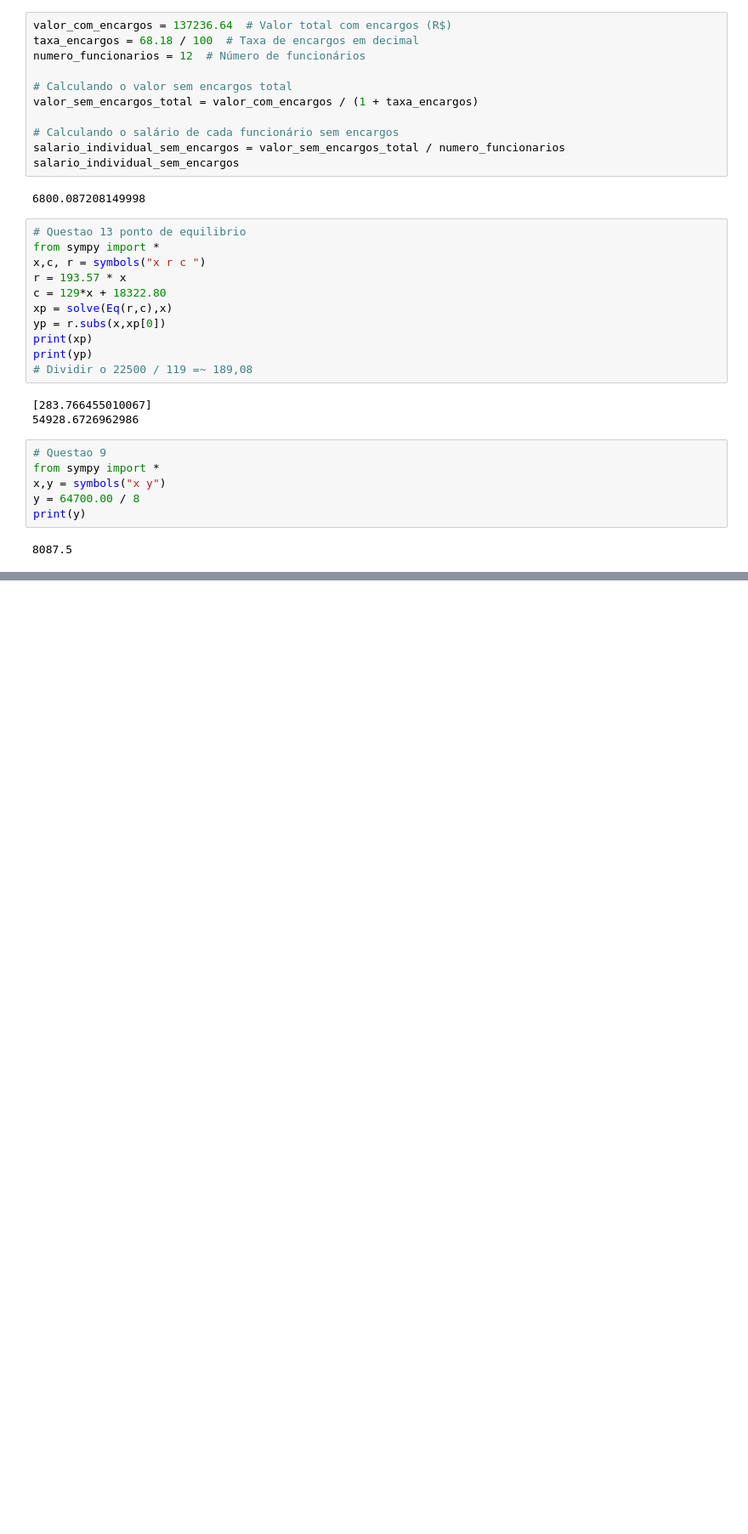
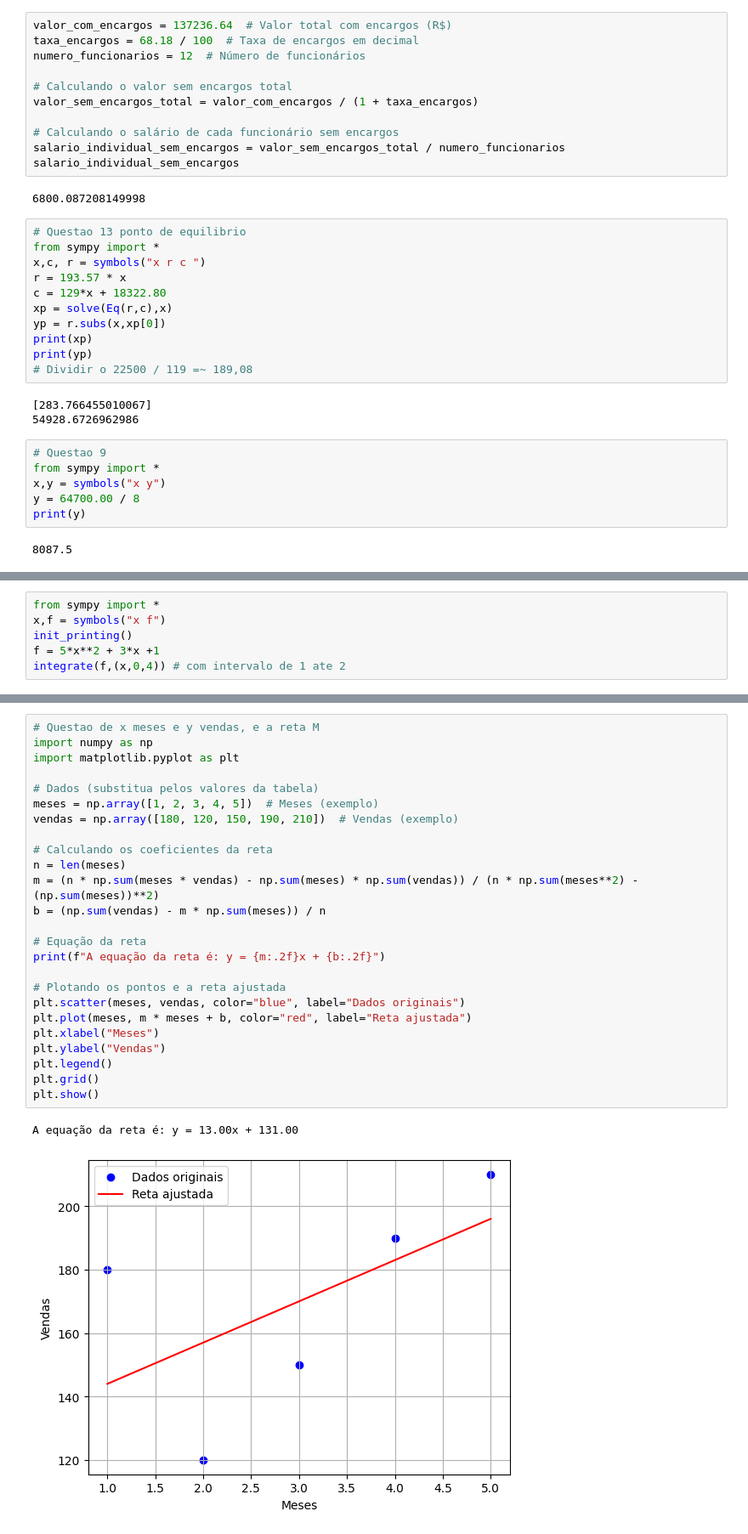
Before and after one commit to joaovictor2306069/Matematica-Aplicada, a Jupyter notebook: Ferramentas_Matematica_Aplicadas.ipynb, the cells around one changed output, grey strips where cells are left out. Shown: that part at 85% size. Saved outputs shown, nothing was run; the diff lists cells and outputs as text; blank space fills up the shorter version.

```diff
--- a/Ferramentas_Matematica_Aplicadas.ipynb
+++ b/Ferramentas_Matematica_Aplicadas.ipynb
@@ -608,0 +652,6 @@ print(y)
+# %%
+from sympy import *
+x,f = symbols("x f")
+init_printing()
+f = 5*x**2 + 3*x +1
+integrate(f,(x,0,4)) # com intervalo de 1 ate 2
@@ -608,0 +690,28 @@ print(y)
+# %%
+# Questao de x meses e y vendas, e a reta M
+import numpy as np
+import matplotlib.pyplot as plt
+
+# Dados (substitua pelos valores da tabela)
+meses = np.array([1, 2, 3, 4, 5])  # Meses (exemplo)
+vendas = np.array([180, 120, 150, 190, 210])  # Vendas (exemplo)
+
+# Calculando os coeficientes da reta
+n = len(meses)
+m = (n * np.sum(meses * vendas) - np.sum(meses) * np.sum(vendas)) / (n * np.sum(meses**2) - (np.sum(meses))**2)
+b = (np.sum(vendas) - m * np.sum(meses)) / n
+
+# Equação da reta
+print(f"A equação da reta é: y = {m:.2f}x + {b:.2f}")
+
+# Plotando os pontos e a reta ajustada
+plt.scatter(meses, vendas, color="blue", label="Dados originais")
+plt.plot(meses, m * meses + b, color="red", label="Reta ajustada")
+plt.xlabel("Meses")
+plt.ylabel("Vendas")
+plt.legend()
+plt.grid()
+plt.show()
+# %% [output]
+A equação da reta é: y = 13.00x + 131.00
+[figure, added]
```
Also changed, not shown: parts of 9 cells of this notebook.
